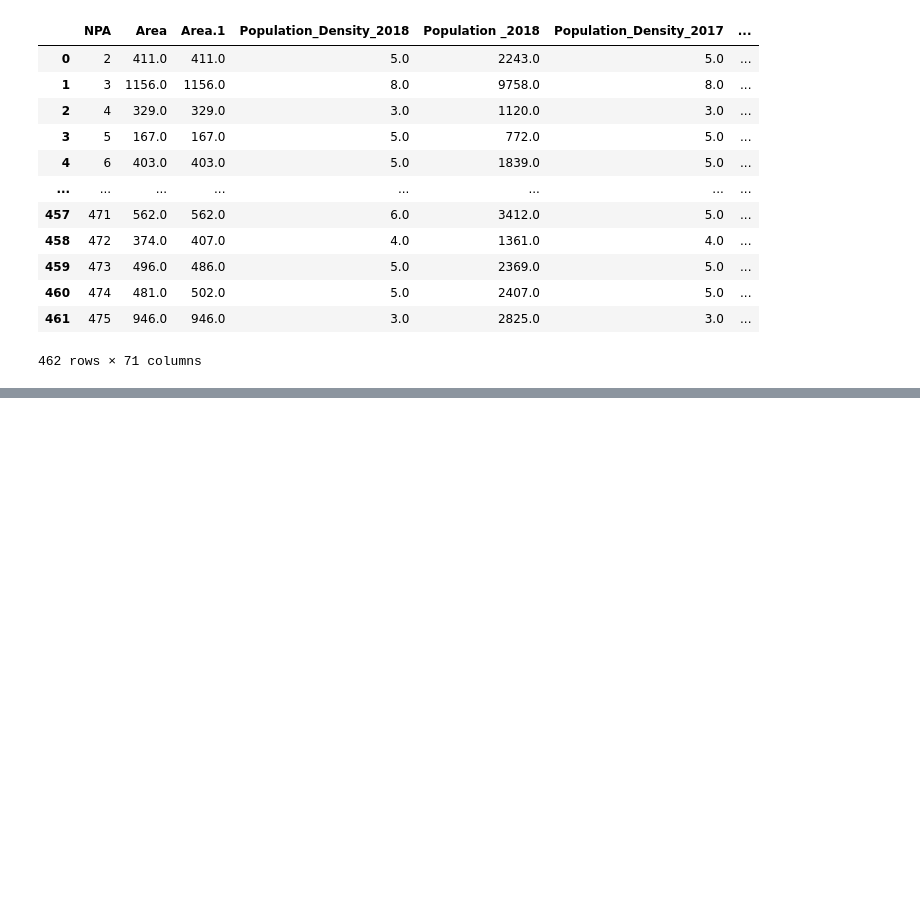
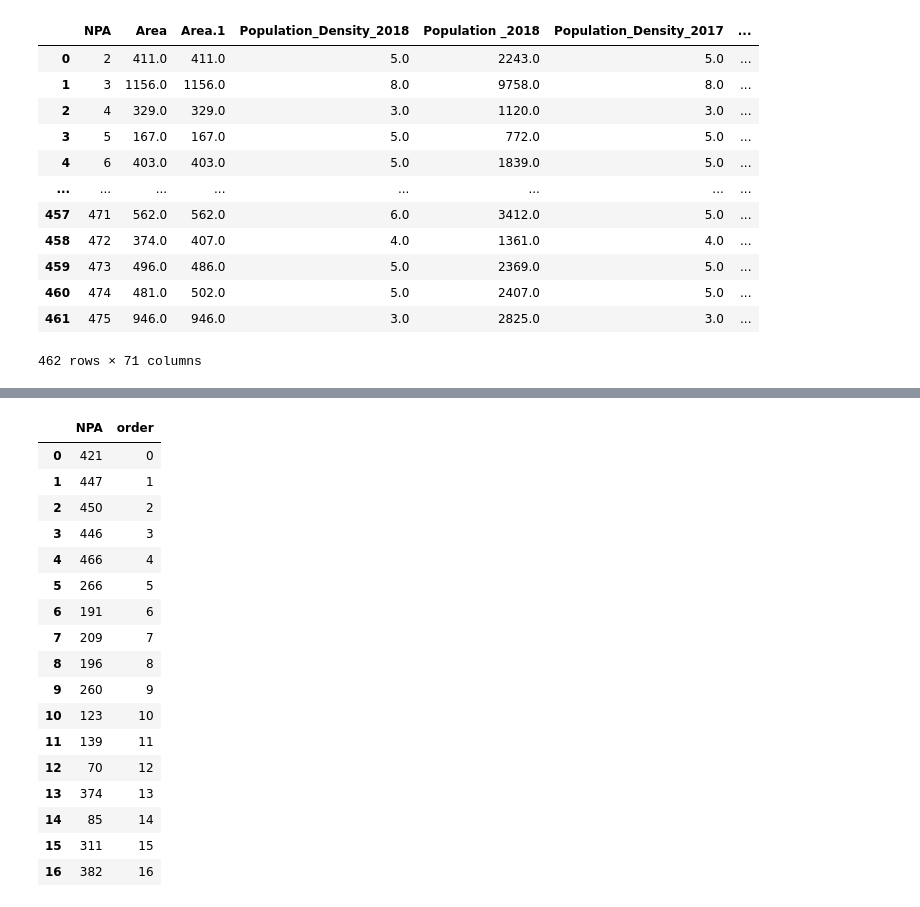
Before and after one commit to timchartier/mat210-proj-beatties, a Jupyter notebook: qol-data-cleaning.ipynb, the cells around one changed output, grey strips where cells are left out. Drawn from its saved outputs; the diff is of its cells as text; code cells hidden in the pictures; blank space fills up the shorter version.

```diff
--- a/qol-data-cleaning.ipynb
+++ b/qol-data-cleaning.ipynb
@@ -103,0 +126,23 @@ False
+# %%
+selected = pd.read_csv("./selectedNPA.csv")
+selected['order'] = selected.index
+selected
+# %% [output]
+|  | NPA | order |
+| 0 | 421 | 0 |
+| 1 | 447 | 1 |
+| 2 | 450 | 2 |
+| 3 | 446 | 3 |
+| 4 | 466 | 4 |
+| 5 | 266 | 5 |
+| 6 | 191 | 6 |
+| 7 | 209 | 7 |
+| 8 | 196 | 8 |
+| 9 | 260 | 9 |
+| 10 | 123 | 10 |
+| 11 | 139 | 11 |
+| 12 | 70 | 12 |
+| 13 | 374 | 13 |
+| 14 | 85 | 14 |
+| 15 | 311 | 15 |
+| 16 | 382 | 16 |
```
Also changed, not shown: parts of 6 cells of this notebook, 1 other file.
